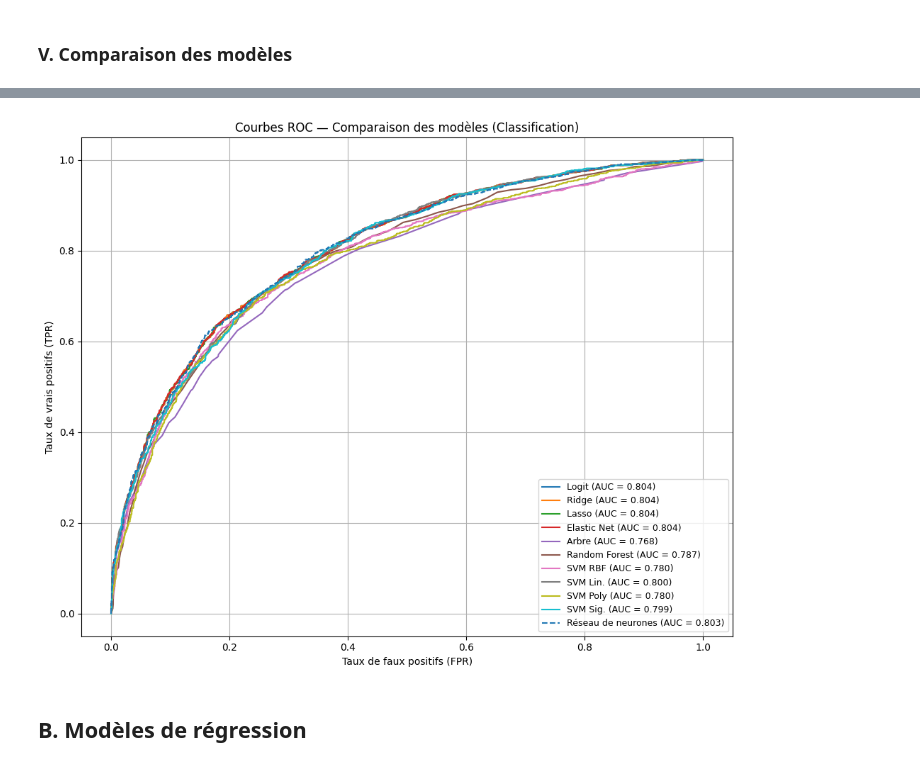
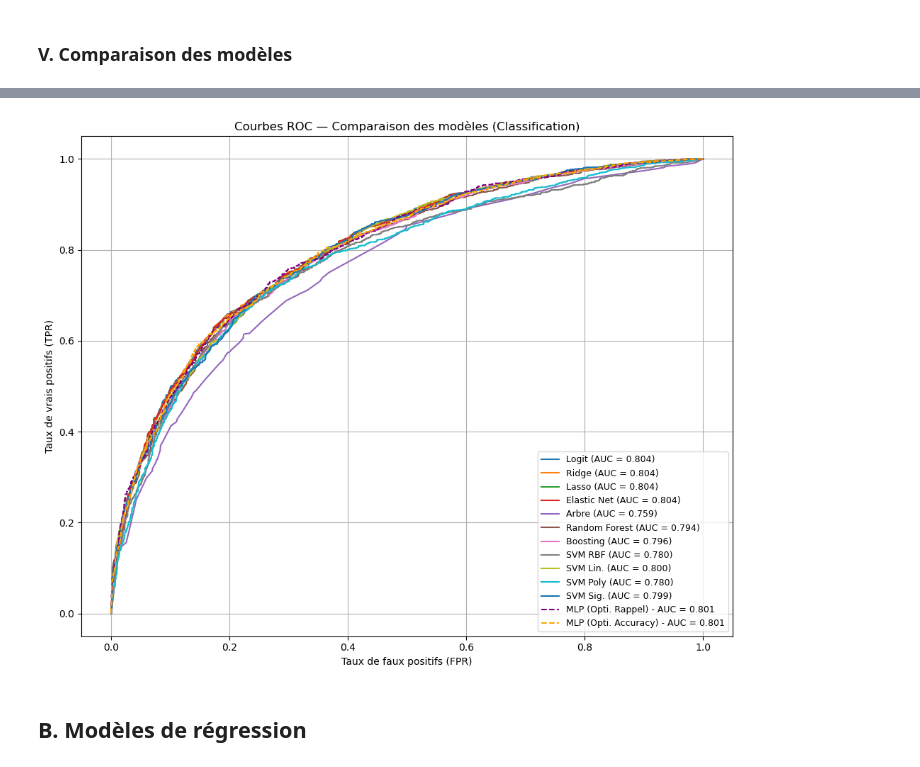
Before and after one commit to clairesn23/machine_learning, a Jupyter notebook: Projet_Python.ipynb, the cells around one changed output, grey strips where cells are left out. Cells and saved outputs as stored; diff of their text form; code cells hidden in the pictures.

```diff
--- a/Projet_Python.ipynb
+++ b/Projet_Python.ipynb
@@ -717,9 +764,0 @@ I0000 00:00:1778071991.300940    9085 port.cc:153] oneDNN custom operations are
-# %%
-keras_model = Sequential()
-keras_model.add(Dense(5, input_dim=n_features, activation='sigmoid'))  #On choisit de mettre 5 hidden layers
-keras_model.add(Dense(n_classes, activation='softmax'))
-
-keras_model.compile(optimizer=SGD(learning_rate=0.3),
-                    loss='categorical_crossentropy', metrics=['accuracy'])
-
-history = keras_model.fit(Xr_train_c, to_categorical(y_train_c), epochs=15, batch_size=32, validation_data = (Xr_test_c, to_categorical(y_test_c)))
@@ -831,17 +975,16 @@ import matplotlib.pyplot as plt
 #Models that directly give predict_proba : LogisticRegression, Ridge, Lasso, ElasticNet, RandomForest, DecisionTree
 
 models_proba = {
-    "Logit":        logitOpt.best_estimator_,
+    "Logit":        logitOpt,
     "Ridge":        ridgeOpt.best_estimator_,
     "Lasso":        lassoOpt.best_estimator_,
     "Elastic Net":  elaOpt.best_estimator_,
     "Arbre":        treeOpt.best_estimator_,
     "Random Forest": rfOpt.best_estimator_,
+    "Boosting":     gbOpt.best_estimator_
 }
 
-#SVM: need to refit with probability=True (SVMs do NOT expose predict_proba by default, it costs extra compute)
-from sklearn.svm import SVC
-
+#SVM: besoin de refit avec probability=True
 svm_rbf_prob  = SVC(kernel="rbf",     C=svmOpt.best_params_['C'],     probability=True)
 svm_lin_prob  = SVC(kernel="linear",  C=svm_lOpt.best_params_['C'],   probability=True)
 svm_poly_prob = SVC(kernel="poly",    C=svm_pOpt.best_params_['C'],   probability=True)
@@ -852,9 +995,6 @@ for name, m in [("SVM RBF", svm_rbf_prob), ("SVM Lin.", svm_lin_prob),
     m.fit(Xr_train_c, y_train_c)
     models_proba[name] = m
 
-#Predict pour le NN
-nn_probs = keras_model.predict(Xr_test_c)[:, 1]  # probability of class 1
-
 #PLot
 plt.figure(figsize=(10, 8))
 
@@ -864,10 +1004,16 @@ for name, model in models_proba.items():
     roc_auc = auc(fpr, tpr)
     plt.plot(fpr, tpr, label=f"{name} (AUC = {roc_auc:.3f})")
 
-# Neural network
-fpr_nn, tpr_nn, _ = roc_curve(y_test_c, nn_probs)
-auc_nn = auc(fpr_nn, tpr_nn)
-plt.plot(fpr_nn, tpr_nn, label=f"Réseau de neurones (AUC = {auc_nn:.3f})", linestyle='--')
+# Neural networks
+# Meilleur Rappel
+probs_mlp_rec = mlp_rec.predict(Xr_test_c, verbose=0)[:, 1]
+fpr_nr, tpr_nr, _ = roc_curve(y_test_c, probs_mlp_rec)
+plt.plot(fpr_nr, tpr_nr, label=f"MLP (Opti. Rappel) - AUC = {auc(fpr_nr, tpr_nr):.3f}", linestyle='--', color='purple')
+
+# Meilleur Accuracy
+probs_mlp_acc = mlp_acc.predict(Xr_test_c, verbose=0)[:, 1]
+fpr_na, tpr_na, _ = roc_curve(y_test_c, probs_mlp_acc)
+plt.plot(fpr_na, tpr_na, label=f"MLP (Opti. Accuracy) - AUC = {auc(fpr_na, tpr_na):.3f}", linestyle='--', color='orange')
 
 
 plt.xlabel("Taux de faux positifs (FPR)")
@@ -885,4 +1030,4 @@ plt.show()
-[figure, old version]
+[figure, new version]
 # %% [markdown]
 ## B. Modèles de régression
 # %% [markdown]
```
Also changed, not shown: parts of 37 cells of this notebook.
